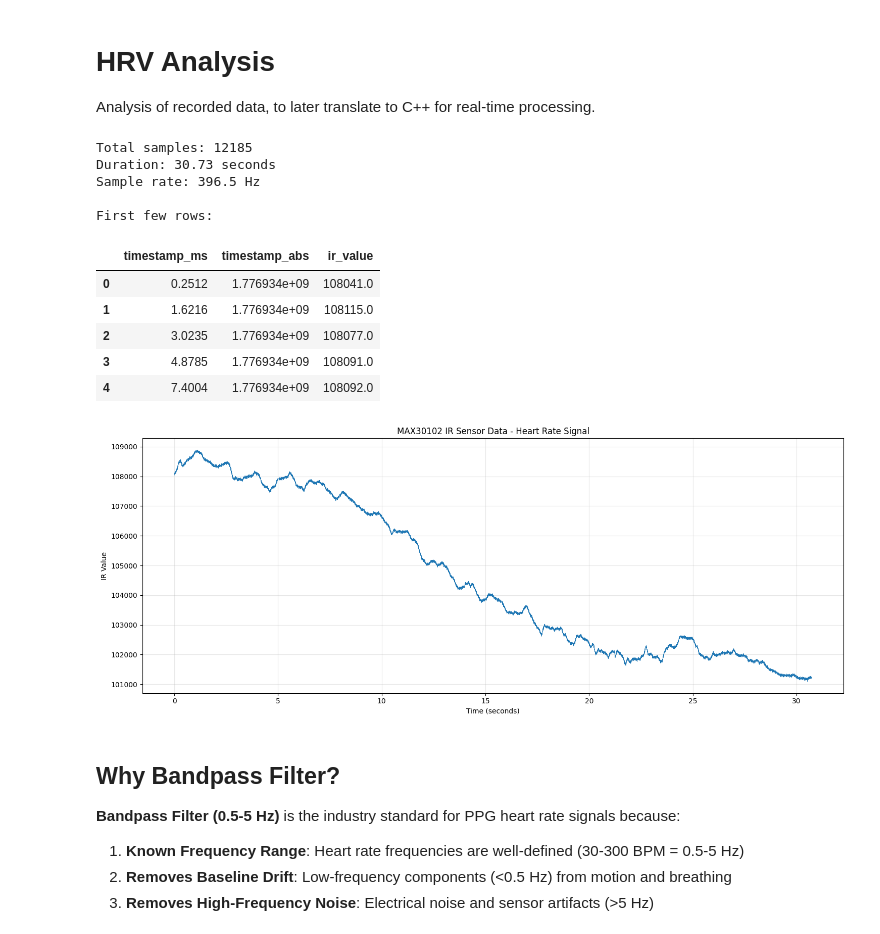
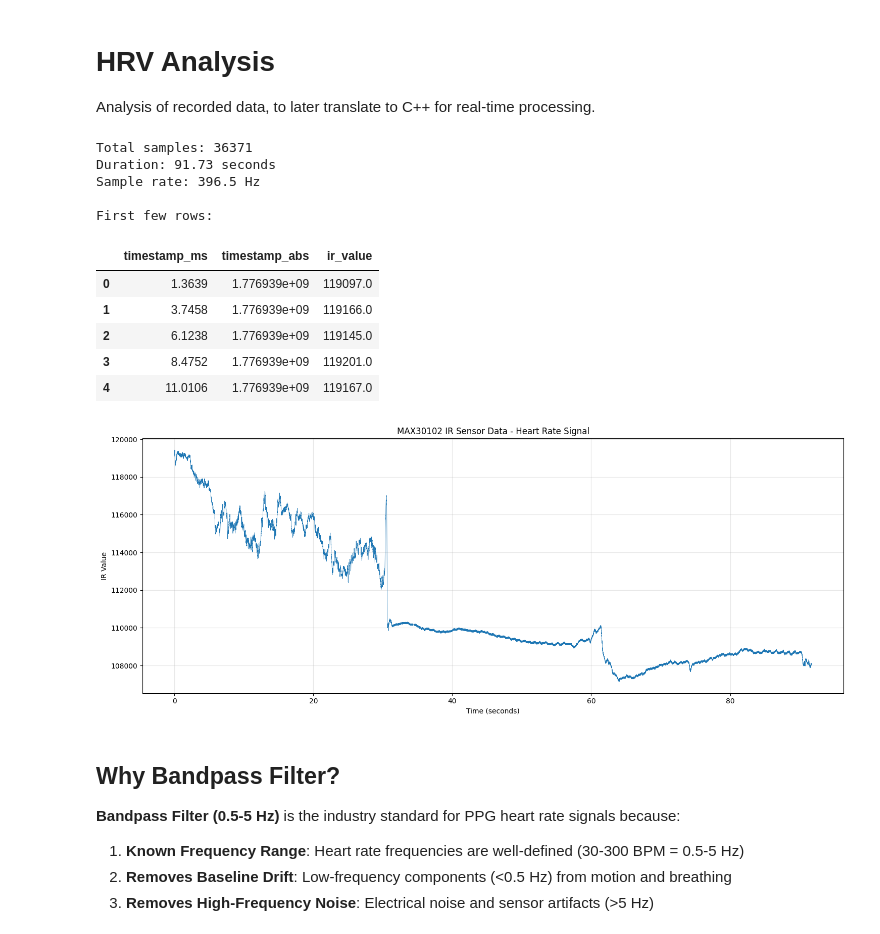
Before and after one commit to tomgelhorn/trakkwatch, a Jupyter notebook: working_code/hrv/hrv_analysis.ipynb, the cells around one changed output. Cells and saved outputs as stored; diff of their text form; code cells hidden in the pictures.

```diff
--- a/working_code/hrv/hrv_analysis.ipynb
+++ b/working_code/hrv/hrv_analysis.ipynb
@@ -4,29 +4,29 @@ Analysis of recorded data, to later translate to C++ for real-time processing.
 # %%
 import pandas as pd
 import matplotlib.pyplot as plt
 import numpy as np
 
 # Load the CSV file
-df = pd.read_csv('hrv_data_20260423_105327.csv')
+df = pd.read_csv('DruckUnterschied.csv')
 
 # Display basic information
 print(f"Total samples: {len(df)}")
 print(f"Duration: {df['timestamp_ms'].iloc[-1] / 1000:.2f} seconds")
 print(f"Sample rate: {len(df) / (df['timestamp_ms'].iloc[-1] / 1000):.1f} Hz")
 print("\nFirst few rows:")
 df.head()
 # %% [output]
-Total samples: 12185
-Duration: 30.73 seconds
+Total samples: 36371
+Duration: 91.73 seconds
 Sample rate: 396.5 Hz
 
 First few rows:
 |  | timestamp_ms | timestamp_abs | ir_value |
-| 0 | 0.2512 | 1.776934e+09 | 108041.0 |
-| 1 | 1.6216 | 1.776934e+09 | 108115.0 |
-| 2 | 3.0235 | 1.776934e+09 | 108077.0 |
-| 3 | 4.8785 | 1.776934e+09 | 108091.0 |
-| 4 | 7.4004 | 1.776934e+09 | 108092.0 |
+| 0 | 1.3639 | 1.776939e+09 | 119097.0 |
+| 1 | 3.7458 | 1.776939e+09 | 119166.0 |
+| 2 | 6.1238 | 1.776939e+09 | 119145.0 |
+| 3 | 8.4752 | 1.776939e+09 | 119201.0 |
+| 4 | 11.0106 | 1.776939e+09 | 119167.0 |
 # %%
 # Plot IR value over time
 plt.figure(figsize=(15, 6))
@@ -38,7 +38,7 @@ plt.grid(True, alpha=0.3)
 plt.tight_layout()
 plt.show()
 # %% [output]
-[figure, old version]
+[figure, new version]
 # %% [markdown]
 ## Why Bandpass Filter?
 
```
Also changed, not shown: parts of 9 cells of this notebook, 2 other files.
